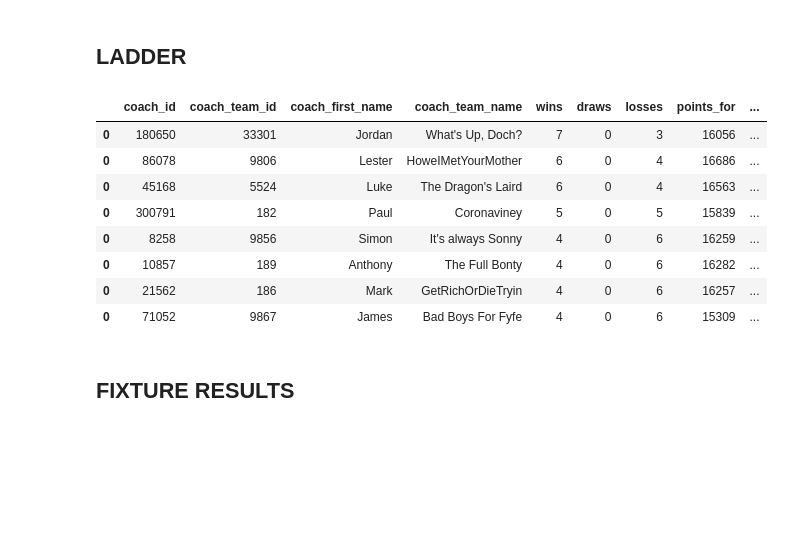
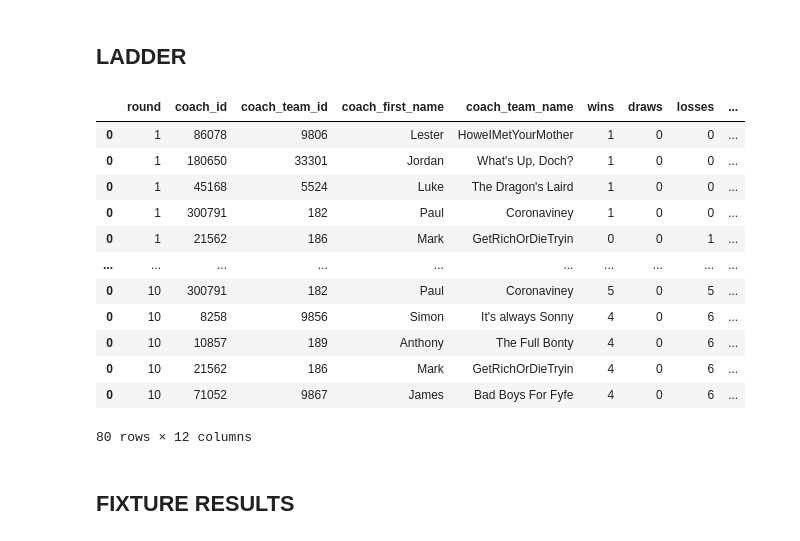
Before and after one commit to mark-richards/sc-player-data, a Jupyter notebook: scrape-sc.ipynb, the cells around one changed output. Cells and saved outputs as stored; diff of their text form; code cells hidden in the pictures; blank space fills up the shorter version.

```diff
--- a/scrape-sc.ipynb
+++ b/scrape-sc.ipynb
@@ -172,0 +151,18 @@ df_player_match_results
+# %%
+df_player_match_results = pd.DataFrame()
+
+for match in match_json_list:
+    for coach in match['ladder']:
+        rd_number = coach['round']
+        coach_id = coach['userTeam']['user']['id'],
+        coach_team_id = coach['userTeam']['id'],
+        coach_first_name = coach['userTeam']['user']['first_name'],
+        coach_team_name = coach['userTeam']['teamname'],
+        df_on_field_players = get_player_score_data(coach['userTeam']['scores']['scoring'], True, coach_id, coach_team_id, coach_first_name, coach_team_name)
+        df_off_field_players = get_player_score_data(coach['userTeam']['scores']['nonscoring'], False, coach_id, coach_team_id, coach_first_name, coach_team_name)
+        df_all_players = pd.concat([df_on_field_players, df_off_field_players])
+        df_player_match_results = pd.concat([df_player_match_results, df_all_players])
+
+df_player_match_results = df_player_match_results.merge(df_player_list, on='player_id')
+df_player_match_results['round_number_alt'] = "R" + df_player_match_results['round'].astype('str')
+df_player_match_results
@@ -209,33 +187,39 @@ df_combined_player_match_results
 # %%
 df_player_match_results = pd.DataFrame()
 
 df_ladder = pd.DataFrame()
 
-for coach in match_json['ladder']:
-    df_line = pd.DataFrame(
-        {
-            'coach_id': [coach['userTeam']['user']['id']],
-            'coach_team_id': [coach['userTeam']['id']],
-            'coach_first_name': [coach['userTeam']['user']['first_name']],
-            'coach_team_name': [coach['userTeam']['teamname']],
-            'wins': coach['wins'],
-            'draws': coach['draws'],
-            'losses': coach['losses'],
-            'points_for': coach['points_for'],
-            'points_against': coach['points_against'],
-            'league_points': coach['points'],
-            'position': coach['position']
-        }
-    )
-    df_ladder = pd.concat([df_ladder, df_line])
+for match in match_json_list:
+    for coach in match['ladder']:
+        df_line = pd.DataFrame(
+            {
+                'round': coach['round'],
+                'coach_id': [coach['userTeam']['user']['id']],
+                'coach_team_id': [coach['userTeam']['id']],
+                'coach_first_name': [coach['userTeam']['user']['first_name']],
+                'coach_team_name': [coach['userTeam']['teamname']],
+                'wins': coach['wins'],
+                'draws': coach['draws'],
+                'losses': coach['losses'],
+                'points_for': coach['points_for'],
+                'points_against': coach['points_against'],
+                'league_points': coach['points'],
+                'position': coach['position']
+            }
+        )
+        df_ladder = pd.concat([df_ladder, df_line])
 df_ladder
 # %% [output]
-|  | coach_id | coach_team_id | coach_first_name | coach_team_name | wins | draws | losses | points_for | ... |
-| 0 | 180650 | 33301 | Jordan | What's Up, Doch? | 7 | 0 | 3 | 16056 | ... |
-| 0 | 86078 | 9806 | Lester | HoweIMetYourMother | 6 | 0 | 4 | 16686 | ... |
-| 0 | 45168 | 5524 | Luke | The Dragon's Laird | 6 | 0 | 4 | 16563 | ... |
-| 0 | 300791 | 182 | Paul | Coronaviney | 5 | 0 | 5 | 15839 | ... |
-| 0 | 8258 | 9856 | Simon | It's always Sonny | 4 | 0 | 6 | 16259 | ... |
-| 0 | 10857 | 189 | Anthony | The Full Bonty | 4 | 0 | 6 | 16282 | ... |
-| 0 | 21562 | 186 | Mark | GetRichOrDieTryin | 4 | 0 | 6 | 16257 | ... |
-| 0 | 71052 | 9867 | James | Bad Boys For Fyfe | 4 | 0 | 6 | 15309 | ... |
+|  | round | coach_id | coach_team_id | coach_first_name | coach_team_name | wins | draws | losses | ... |
+| 0 | 1 | 86078 | 9806 | Lester | HoweIMetYourMother | 1 | 0 | 0 | ... |
+| 0 | 1 | 180650 | 33301 | Jordan | What's Up, Doch? | 1 | 0 | 0 | ... |
+| 0 | 1 | 45168 | 5524 | Luke | The Dragon's Laird | 1 | 0 | 0 | ... |
+| 0 | 1 | 300791 | 182 | Paul | Coronaviney | 1 | 0 | 0 | ... |
+| 0 | 1 | 21562 | 186 | Mark | GetRichOrDieTryin | 0 | 0 | 1 | ... |
+| ... | ... | ... | ... | ... | ... | ... | ... | ... | ... |
+| 0 | 10 | 300791 | 182 | Paul | Coronaviney | 5 | 0 | 5 | ... |
+| 0 | 10 | 8258 | 9856 | Simon | It's always Sonny | 4 | 0 | 6 | ... |
+| 0 | 10 | 10857 | 189 | Anthony | The Full Bonty | 4 | 0 | 6 | ... |
+| 0 | 10 | 21562 | 186 | Mark | GetRichOrDieTryin | 4 | 0 | 6 | ... |
+| 0 | 10 | 71052 | 9867 | James | Bad Boys For Fyfe | 4 | 0 | 6 | ... |
+80 rows × 12 columns
```
Also changed, not shown: parts of 26 cells of this notebook, 35 other files.
